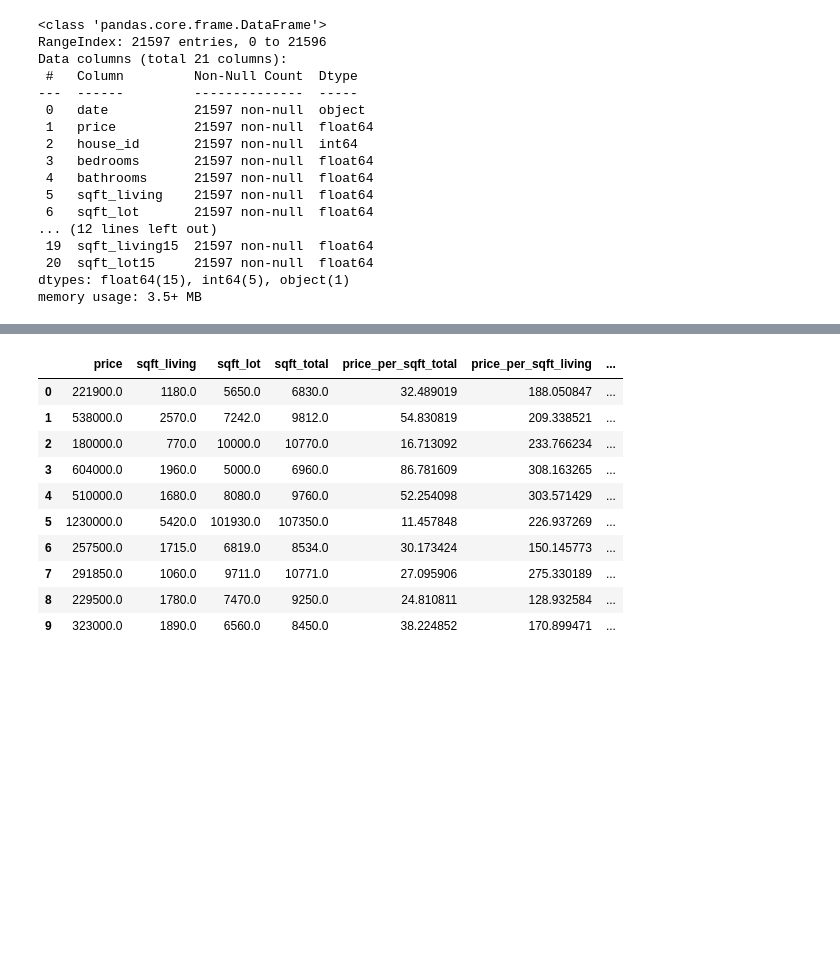
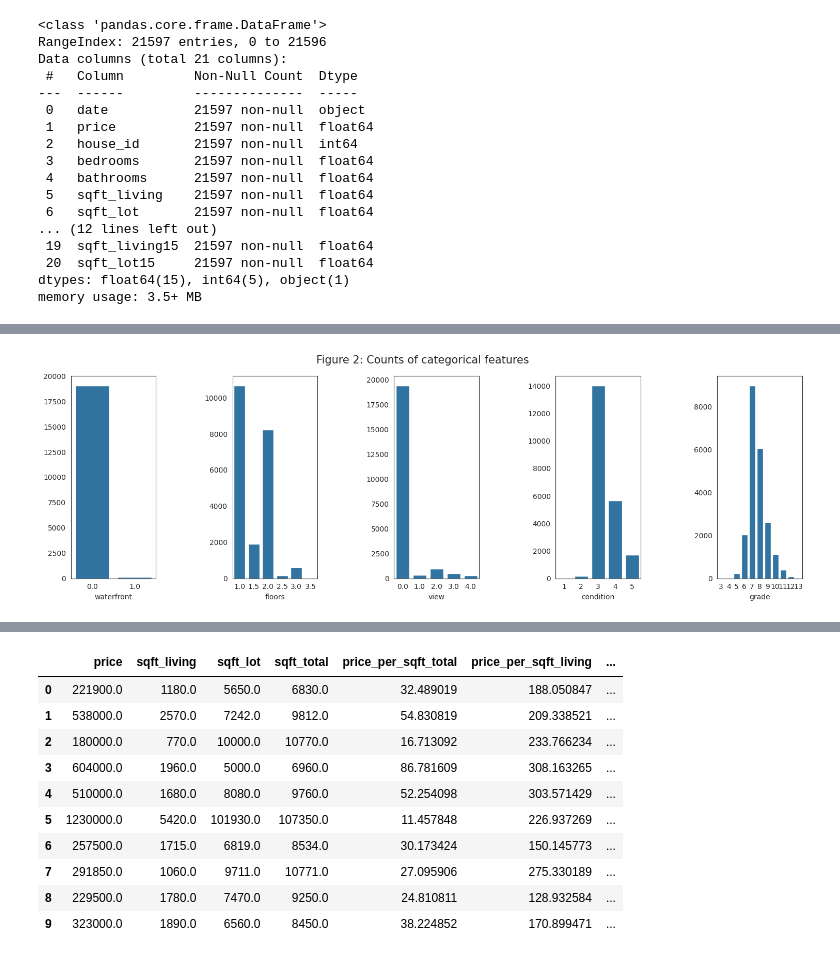
Before and after one commit to christian-reimann/ds-eda-project, a Jupyter notebook: reimann_eda.ipynb, the cells around one changed output, grey strips where cells are left out. Drawn from its saved outputs; the diff is of its cells as text; code cells hidden in the pictures; blank space fills up the shorter version.

```diff
--- a/reimann_eda.ipynb
+++ b/reimann_eda.ipynb
@@ -54,0 +89,24 @@ memory usage: 3.5+ MB
+# %%
+FEATURE_COLS_CATEGORICAL = [
+    "waterfront",
+    "floors",
+    "view",
+    "condition",
+    "grade"
+]
+
+fig, ax = plt.subplots(1, len(FEATURE_COLS_CATEGORICAL), figsize = (15,5))
+
+# Print histogram for every categorical feature
+fig.suptitle("Figure 2: Counts of categorical features", fontsize=15)
+
+for i,col in enumerate(FEATURE_COLS_CATEGORICAL):
+    f = sns.countplot(df, x=col, ax=ax[i])
+    f.set_xlabel(col)
+    f.set_ylabel(None)
+
+fig.tight_layout()
+plt.subplots_adjust(wspace = 0.9, top = 0.9)
+plt.show()
+# %% [output]
+[figure, added]
```
Also changed, not shown: parts of 50 cells of this notebook, 5 other files.
